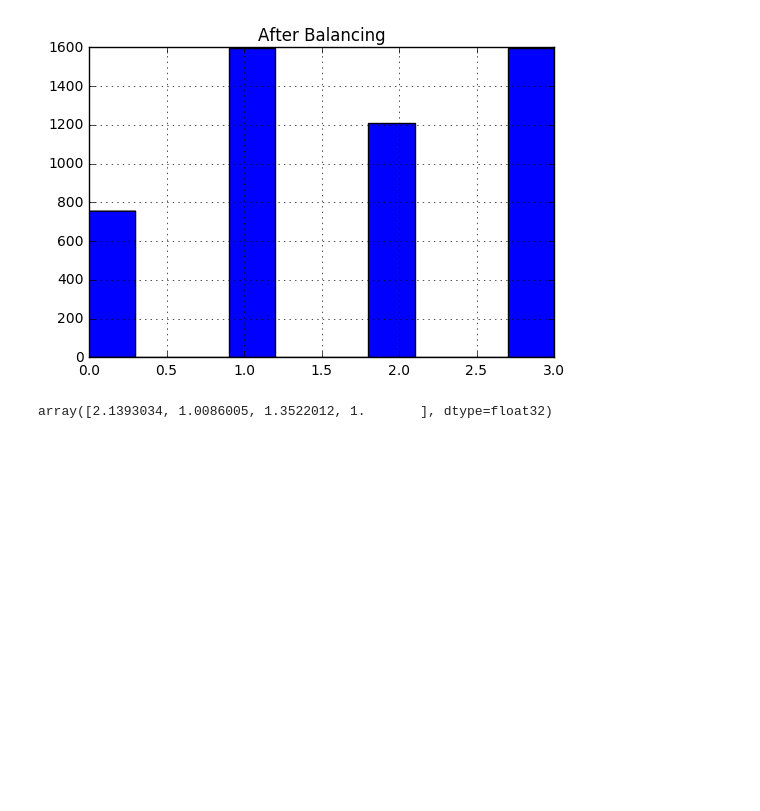
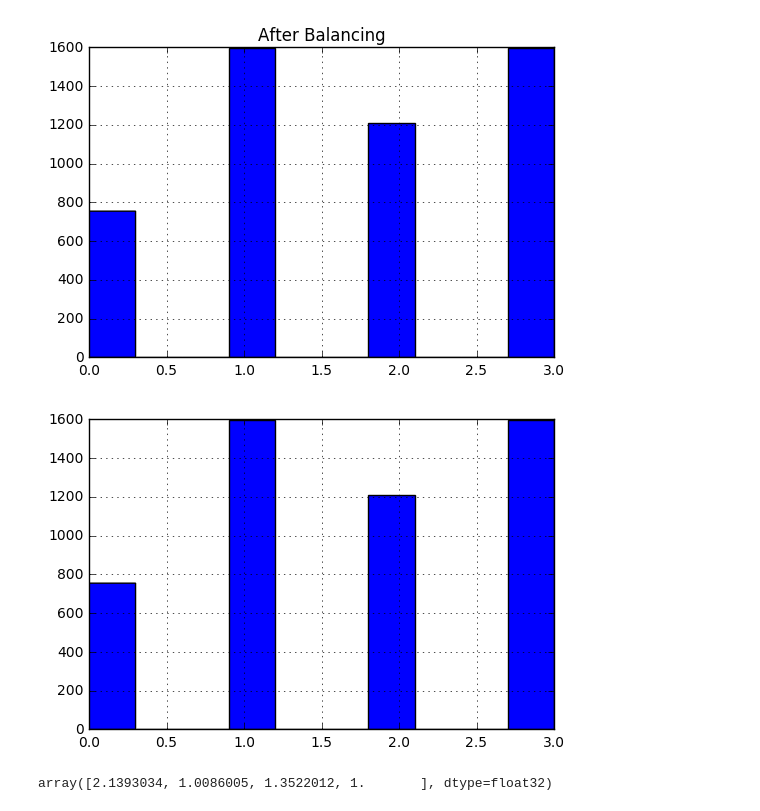
Before and after one commit to DanaCohen95/copycat, a Jupyter notebook: student_teacher_costa_rica.ipynb, the cells around one changed output. Saved outputs shown, nothing was run; the diff lists cells and outputs as text; code cells hidden in the pictures; blank space fills up the shorter version.

```diff
--- a/student_teacher_costa_rica.ipynb
+++ b/student_teacher_costa_rica.ipynb
@@ -72,6 +72,10 @@ plt.show()
 # %% [output]
 [figure]
 [figure]
+# %%
+a = y.hist()
+# %% [output]
+[figure, added]
 # %%
 X_train, X_valid, y_train, y_valid = train_test_split(X, y, test_size=0.2, random_state=7)
 # %%
```
Also changed, not shown: parts of 1 cell of this notebook, 5 other files.
